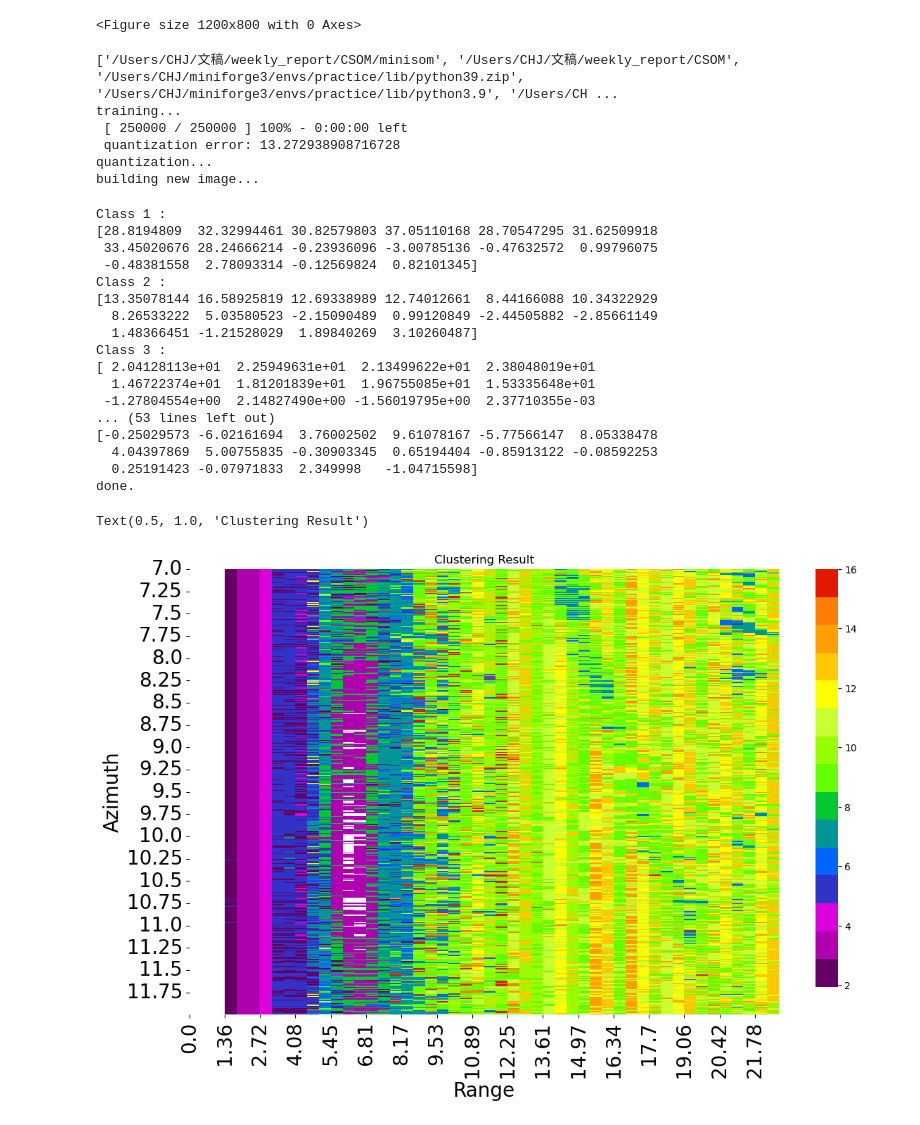
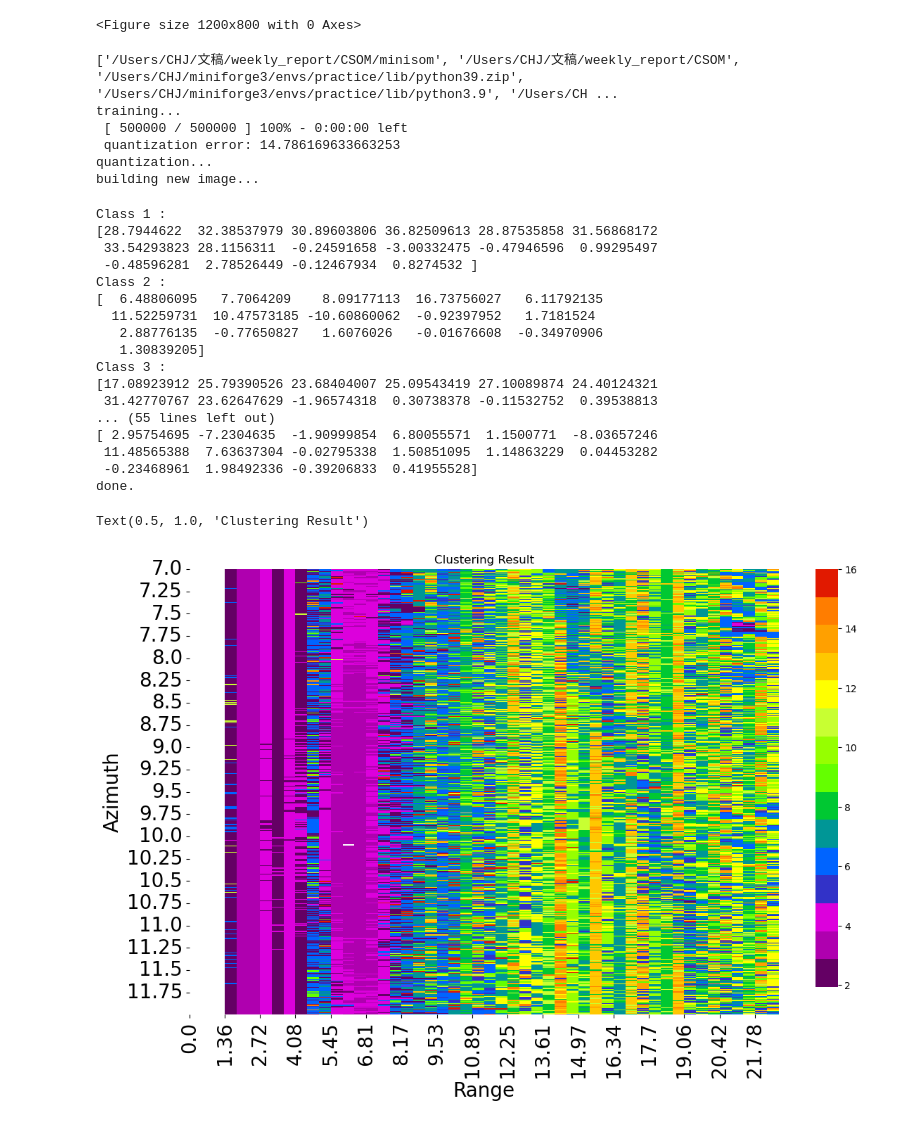
Before and after one commit to 944750720/CSOM, a Jupyter notebook: minisom_cluster_8ch_ring.ipynb, the cells around one changed output. Saved outputs shown, nothing was run; the diff lists cells and outputs as text; code cells hidden in the pictures.

Commit message:
add ring

```diff
--- a/minisom_cluster_8ch_ring.ipynb
+++ b/minisom_cluster_8ch_ring.ipynb
@@ -110,10 +110,10 @@ pixels = amp_phase_16_column
 # SOM initialization and training
 print('training...')
 som = minisom_ring.MiniSom_ring(16, 16, sigma=2.,
-              learning_rate=0.9, neighborhood_function='bubble')
+              learning_rate=0.92, neighborhood_function='bubble')
 som.random_weights_init(pixels)
 starting_weights = som.get_weights().copy()  # saving the starting weights
-som.train_ring(pixels, 10, random_order=True, verbose=True, use_epochs=True)
+som.train_ring(pixels, 20, random_order=True, verbose=True, use_epochs=True)
 
 print('quantization...')
 qnt = som.quantization(pixels)  # quantize each pixels of the image
@@ -206,46 +206,46 @@ print('done.')
 
 all_font = 20
 plt.figure(figsize=(12, 8))
 # my_cmap = cmaps.precip2_15lev
 # my_cmap.set_under('w')
 sns.heatmap(class_labels, cmap=cmaps.precip2_15lev)
 name = ["", "range [m]", "azimuth [s]"]
 dx = d_tau * light_speed / 2 / 2
 dy = 0.01
 x_step = int(rg_len / 25) + 1
 y_step = int(az_len / 20)
 plt.xticks(np.arange(0, rg_e_index - rg_s_index, step = x_step), np.round(np.arange(rg_s_index * dx, rg_e_index * dx, step = dx * x_step), 2), fontsize = all_font, rotation = 90)
 plt.yticks(np.arange(0, az_e_index - az_s_index, step = y_step), np.round(np.arange(az_s_index * dy, az_e_index * dy, step = dy * y_step), 2), fontsize = all_font)
 plt.title(name[0])
 plt.xlabel(name[1], fontsize = all_font)
 plt.ylabel(name[2], fontsize = all_font)
 plt.tight_layout()
 plt.xlabel("Range")
 plt.ylabel("Azimuth")
 plt.title("Clustering Result")
 # %% [output]
 ['/Users/CHJ/文稿/weekly_report/CSOM/minisom', '/Users/CHJ/文稿/weekly_report/CSOM', '/Users/CHJ/miniforge3/envs/practice/lib/python39.zip', '/Users/CHJ/miniforge3/envs/practice/lib/python3.9', '/Users/CH ...
 training...
- [ 250000 / 250000 ] 100% - 0:00:00 left
- quantization error: 13.272938908716728
+ [ 500000 / 500000 ] 100% - 0:00:00 left
+ quantization error: 14.786169633663253
 quantization...
 building new image...
 Class 1 :
-[28.8194809  32.32994461 30.82579803 37.05110168 28.70547295 31.62509918
- 33.45020676 28.24666214 -0.23936096 -3.00785136 -0.47632572  0.99796075
- -0.48381558  2.78093314 -0.12569824  0.82101345]
+[28.7944622  32.38537979 30.89603806 36.82509613 28.87535858 31.56868172
+ 33.54293823 28.1156311  -0.24591658 -3.00332475 -0.47946596  0.99295497
+ -0.48596281  2.78526449 -0.12467934  0.8274532 ]
 Class 2 :
-[13.35078144 16.58925819 12.69338989 12.74012661  8.44166088 10.34322929
-  8.26533222  5.03580523 -2.15090489  0.99120849 -2.44505882 -2.85661149
-  1.48366451 -1.21528029  1.89840269  3.10260487]
+[  6.48806095   7.7064209    8.09177113  16.73756027   6.11792135
+  11.52259731  10.47573185 -10.60860062  -0.92397952   1.7181524
+   2.88776135  -0.77650827   1.6076026   -0.01676608  -0.34970906
+   1.30839205]
 Class 3 :
-[ 2.04128113e+01  2.25949631e+01  2.13499622e+01  2.38048019e+01
-  1.46722374e+01  1.81201839e+01  1.96755085e+01  1.53335648e+01
- -1.27804554e+00  2.14827490e+00 -1.56019795e+00  2.37710355e-03
-... (53 lines left out)
-[-0.25029573 -6.02161694  3.76002502  9.61078167 -5.77566147  8.05338478
-  4.04397869  5.00755835 -0.30903345  0.65194404 -0.85913122 -0.08592253
-  0.25191423 -0.07971833  2.349998   -1.04715598]
+[17.08923912 25.79390526 23.68404007 25.09543419 27.10089874 24.40124321
+ 31.42770767 23.62647629 -1.96574318  0.30738378 -0.11532752  0.39538813
+... (55 lines left out)
+[ 2.95754695 -7.2304635  -1.90999854  6.80055571  1.1500771  -8.03657246
+ 11.48565388  7.63637304 -0.02795338  1.50851095  1.14863229  0.04453282
+ -0.23468961  1.98492336 -0.39206833  0.41955528]
 done.
 Text(0.5, 1.0, 'Clustering Result')
-[figure, old version]
+[figure, new version]
```
Also changed, not shown: parts of 1 cell of this notebook, 1 other file.
